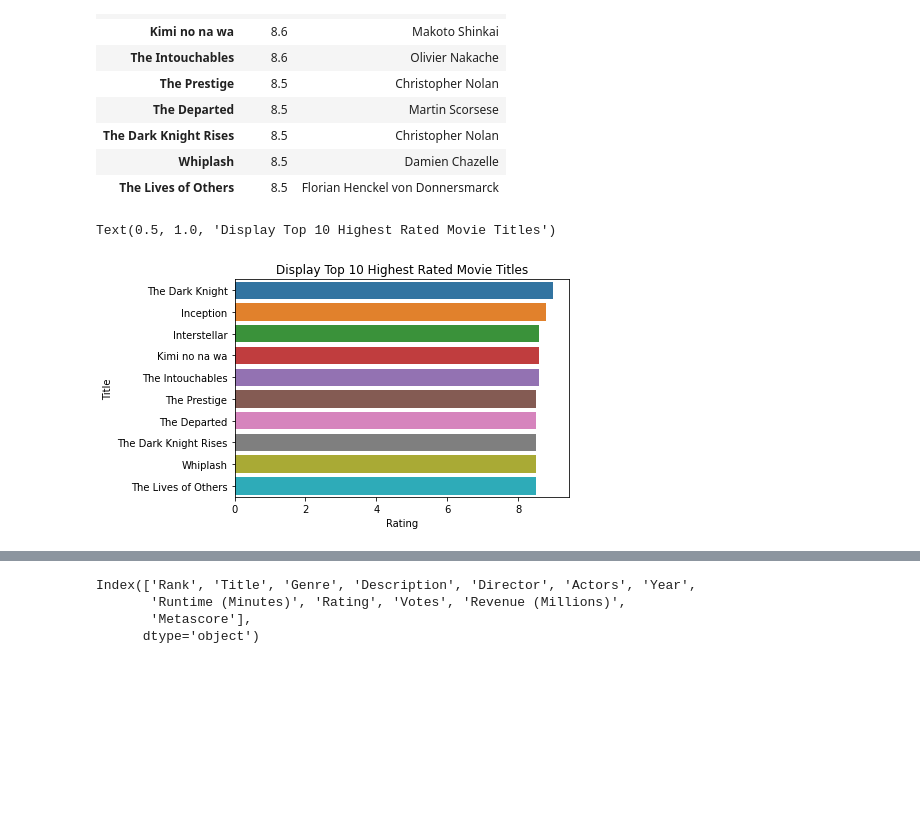
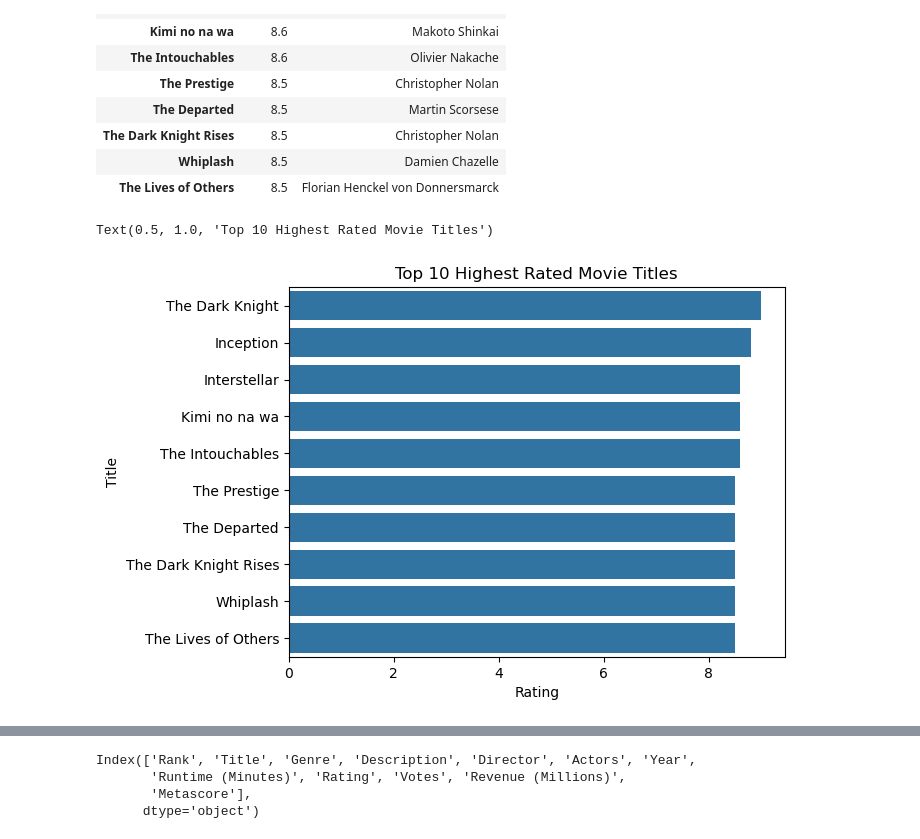
Before and after one commit to iamzubairnaseer/data-analysis-imdb-movie-dataset, a Jupyter notebook: data-analysis-imdb-movie-dataset.ipynb, the cells around one changed output, grey strips where cells are left out. Drawn from its saved outputs; the diff is of its cells as text; code cells hidden in the pictures; blank space fills up the shorter version.

```diff
--- a/data-analysis-imdb-movie-dataset.ipynb
+++ b/data-analysis-imdb-movie-dataset.ipynb
@@ -340,8 +592,8 @@ top_10
 | Whiplash | 8.5 | Damien Chazelle |
 | The Lives of Others | 8.5 | Florian Henckel von Donnersmarck |
 # %%
-sns.barplot(top_10['Rating'],top_10.index)
-plt.title("Display Top 10 Highest Rated Movie Titles")
+sns.barplot(x=top_10['Rating'], y=top_10.index, data=top_10)
+plt.title("Top 10 Highest Rated Movie Titles")
 # %% [output]
-Text(0.5, 1.0, 'Display Top 10 Highest Rated Movie Titles')
+Text(0.5, 1.0, 'Top 10 Highest Rated Movie Titles')
-[figure, old version]
+[figure, new version]
```
Also changed, not shown: parts of 79 cells of this notebook.
